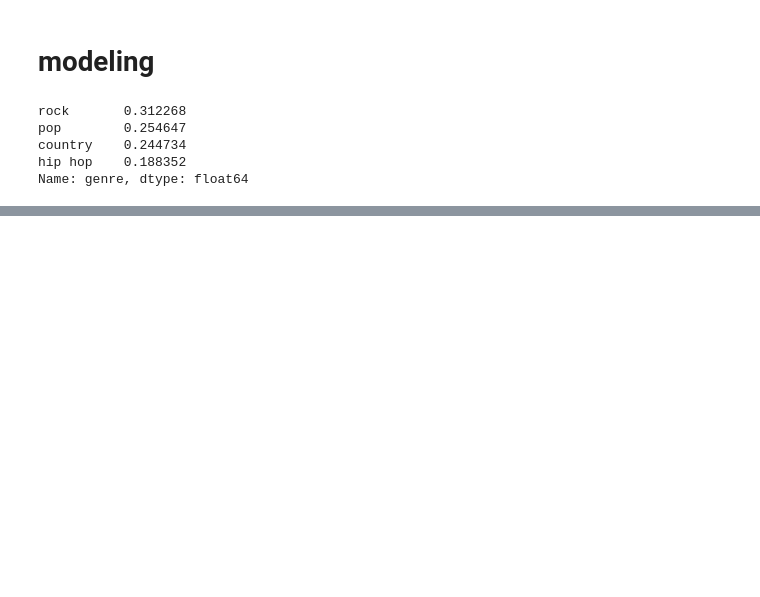
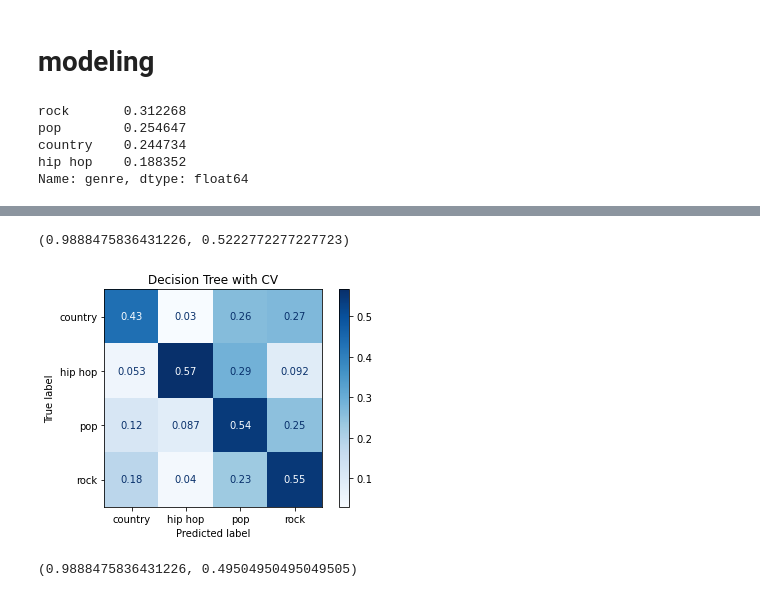
Before and after one commit to meghana-pakala/capstone, a Jupyter notebook: capstone.ipynb, the cells around one changed output, grey strips where cells are left out. Saved outputs shown, nothing was run; the diff lists cells and outputs as text; code cells hidden in the pictures; blank space fills up the shorter version.

```diff
--- a/capstone.ipynb
+++ b/capstone.ipynb
@@ -193,0 +195,27 @@ vector_df
+# %%
+pipe_cv_dtc = Pipeline([
+    ('cv',CountVectorizer()),
+    ('dtc', DecisionTreeClassifier(random_state=42))]
+)
+
+pipe_cv_dtc.fit(X_train,y_train)
+
+pipe_cv_dtc.score(X_train,y_train), pipe_cv_dtc.score(X_test,y_test)
+# %% [output]
+(0.9888475836431226, 0.5222772277227723)
+# %%
+ConfusionMatrixDisplay.from_estimator(pipe_cv_dtc, X_test, y_test, cmap="Blues", normalize='true')
+plt.title("Decision Tree with CV");
+# %% [output]
+[figure, added]
+# %%
+pipe_tfid_dtc = Pipeline([
+    ('tfid', TfidfVectorizer()),
+    ('dtc', DecisionTreeClassifier(random_state=42))]
+)
+
+pipe_tfid_dtc.fit(X_train,y_train)
+
+pipe_tfid_dtc.score(X_train,y_train), pipe_tfid_dtc.score(X_test,y_test)
+# %% [output]
+(0.9888475836431226, 0.49504950495049505)
```
Also changed, not shown: parts of 22 cells of this notebook.
